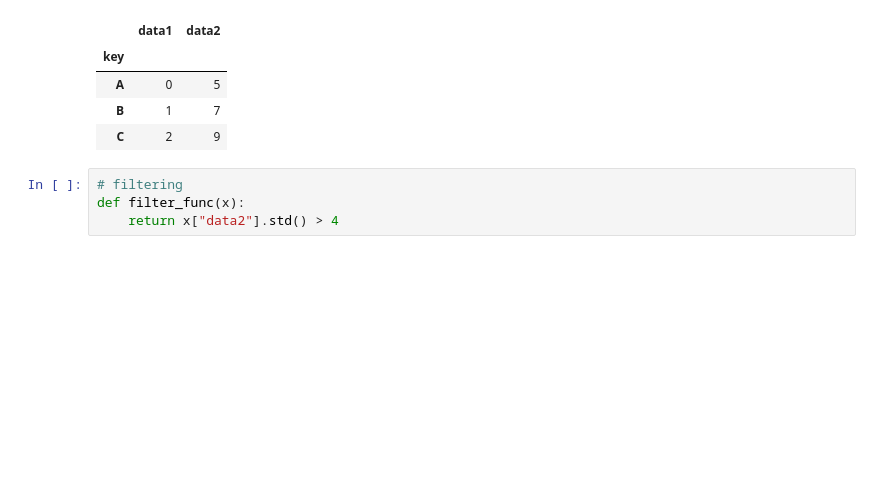
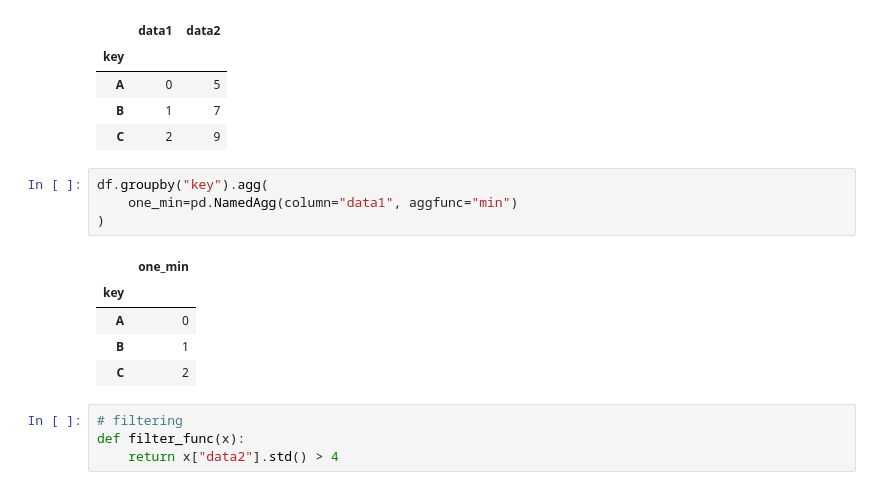
Before and after one commit to 0xdomyz/python_collection, a Jupyter notebook: data/pandas_tute/agg_group/agg_and_group.ipynb, the cells around one changed output. Cells and saved outputs as stored; diff of their text form; blank space fills up the shorter version.

Commit message:
add named agg to pd agg script

```diff
--- a/data/pandas_tute/agg_group/agg_and_group.ipynb
+++ b/data/pandas_tute/agg_group/agg_and_group.ipynb
@@ -211,6 +211,16 @@ df.groupby("key").aggregate({"data1": "min", "data2": "max"})
 | A | 0 | 5 |
 | B | 1 | 7 |
 | C | 2 | 9 |
+# %%
+df.groupby("key").agg(
+    one_min=pd.NamedAgg(column="data1", aggfunc="min")
+)
+# %% [output]
+|  | one_min |
+| key |  |
+| A | 0 |
+| B | 1 |
+| C | 2 |
 # %%
 # filtering
 def filter_func(x):
```
